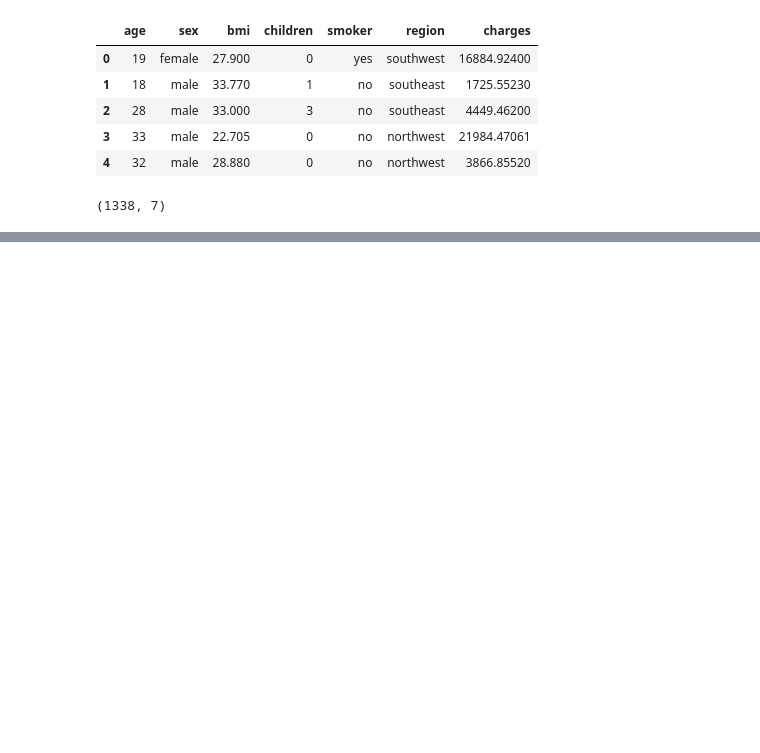
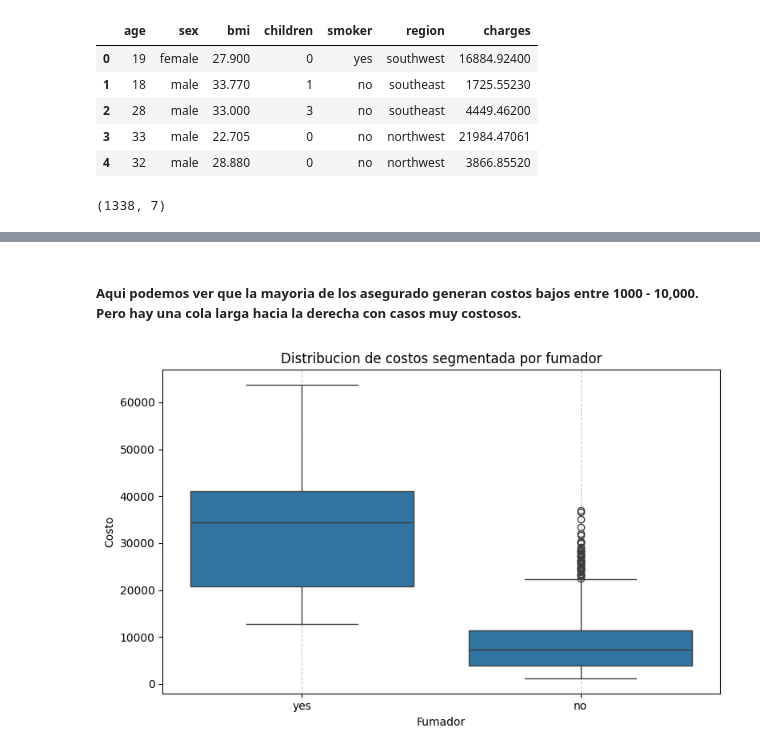
Before and after one commit to Jatte02/health-insurance-cost-prediction, a Jupyter notebook: notebook/01_eda.ipynb, the cells around one changed output, grey strips where cells are left out. Cells and saved outputs as stored; diff of their text form; code cells hidden in the pictures; blank space fills up the shorter version.

```diff
--- a/notebook/01_eda.ipynb
+++ b/notebook/01_eda.ipynb
@@ -19,0 +83,18 @@ df.shape
+# %% [markdown]
+##### Aqui podemos ver que la mayoria de los asegurado generan costos bajos entre 1000 - 10,000. Pero hay una cola larga hacia la derecha con casos muy costosos.
+# %%
+# Creamos un Boxplot para verificar cada grupo y revisar outliers
+
+fig, ax = plt.subplots(figsize=(8,5))
+
+sns.boxplot(data=df, x='smoker', y='charges')
+
+ax.set_title('Distribucion de costos segmentada por fumador')
+ax.set_xlabel('Fumador')
+ax.set_ylabel('Costo')
+
+ax.xaxis.grid(True, linestyle='--', alpha=0.7)
+plt.tight_layout()
+plt.show()
+# %% [output]
+[figure, added]
```
Also changed, not shown: parts of 7 cells of this notebook.
